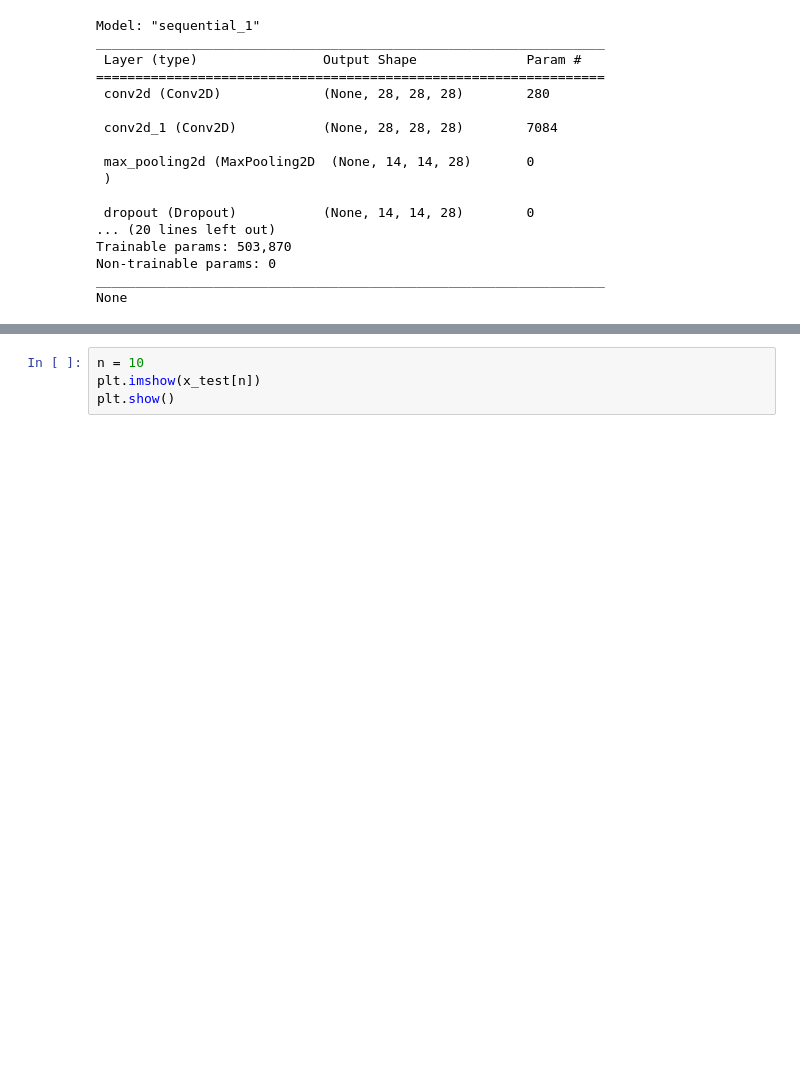
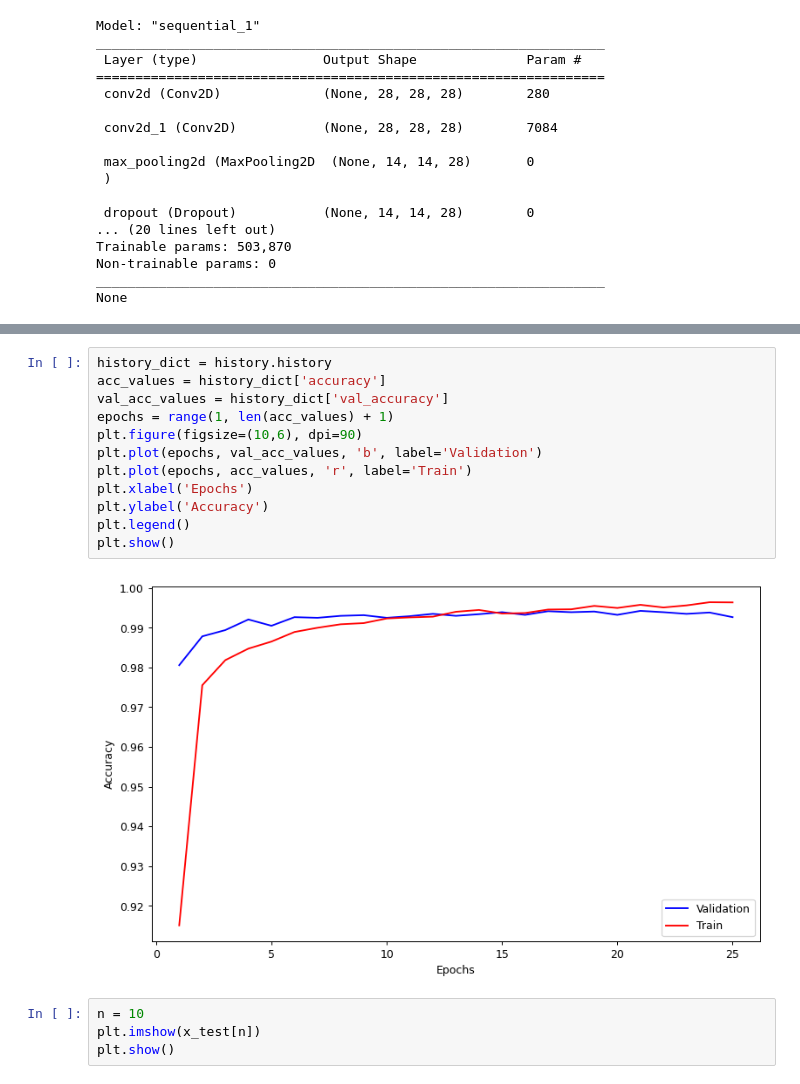
Before and after one commit to Graf35/practice, a Jupyter notebook: chapter_2/block_2/2.2.4/Task_2.2.4.ipynb, the cells around one changed output, grey strips where cells are left out. Saved outputs shown, nothing was run; the diff lists cells and outputs as text; blank space fills up the shorter version.

```diff
--- a/chapter_2/block_2/2.2.4/Task_2.2.4.ipynb
+++ b/chapter_2/block_2/2.2.4/Task_2.2.4.ipynb
@@ -431,3 +431,17 @@ Epoch 25/25
+# %%
+history_dict = history.history
+acc_values = history_dict['accuracy']
+val_acc_values = history_dict['val_accuracy']
+epochs = range(1, len(acc_values) + 1)
+plt.figure(figsize=(10,6), dpi=90)
+plt.plot(epochs, val_acc_values, 'b', label='Validation')
+plt.plot(epochs, acc_values, 'r', label='Train')
+plt.xlabel('Epochs')
+plt.ylabel('Accuracy')
+plt.legend()
+plt.show()
+# %% [output]
+[figure, added]
 # %%
 n = 10
 plt.imshow(x_test[n])
```
Also changed, not shown: parts of 23 cells of this notebook.
